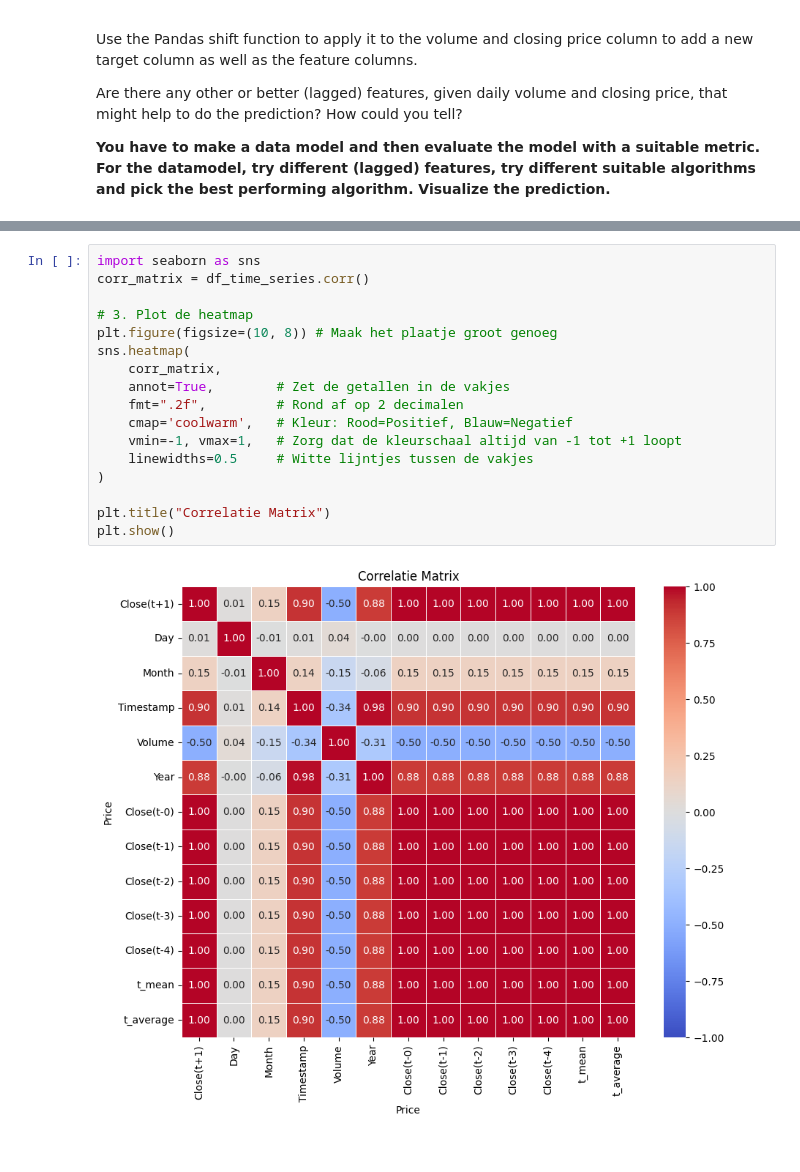
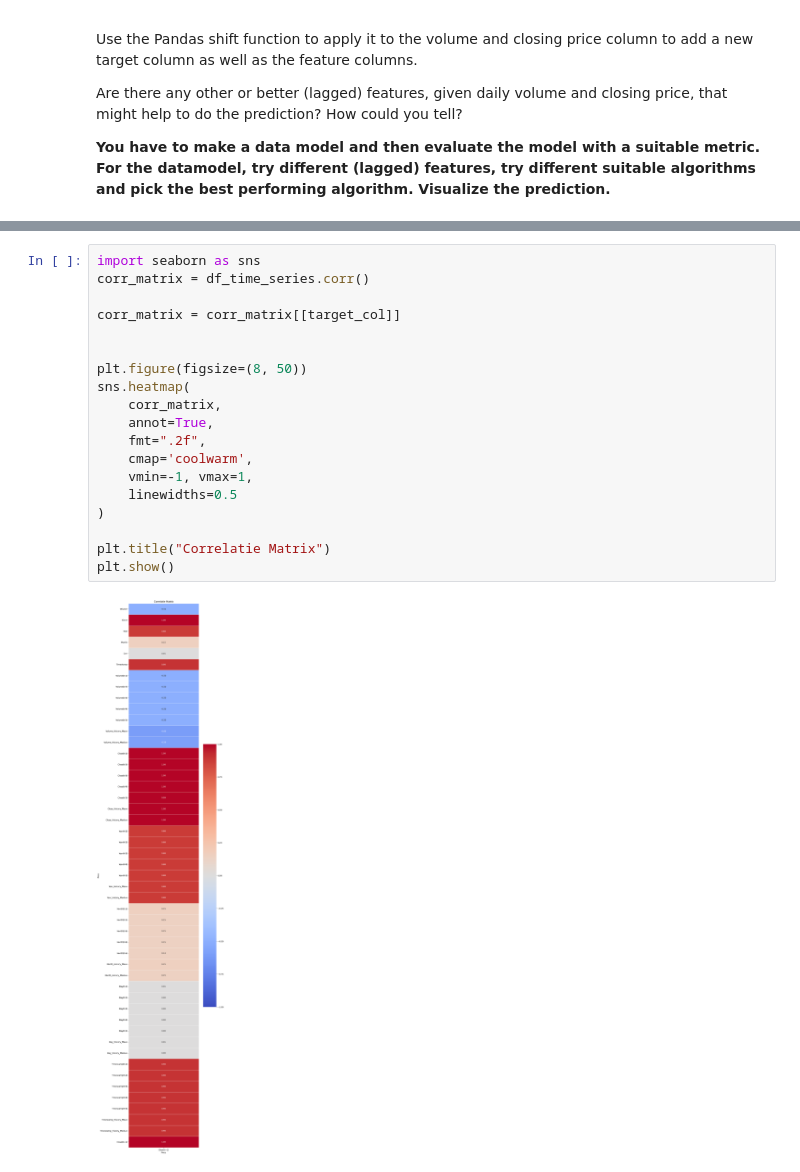
Before and after one commit to niboR13s/Data-science-code, a Jupyter notebook: Homework/Week_03/Time series/00_MNLE_DS_3_2_time_series_exercise.ipynb, the cells around one changed output, grey strips where cells are left out. Drawn from its saved outputs; the diff is of its cells as text.

```diff
--- a/Homework/Week_03/Time series/00_MNLE_DS_3_2_time_series_exercise.ipynb
+++ b/Homework/Week_03/Time series/00_MNLE_DS_3_2_time_series_exercise.ipynb
@@ -198,19 +235,21 @@ plt.show()
 # %%
 import seaborn as sns
 corr_matrix = df_time_series.corr()
 
-# 3. Plot de heatmap
-plt.figure(figsize=(10, 8)) # Maak het plaatje groot genoeg
+corr_matrix = corr_matrix[[target_col]]
+
+
+plt.figure(figsize=(8, 50))
 sns.heatmap(
     corr_matrix,
-    annot=True,        # Zet de getallen in de vakjes
-    fmt=".2f",         # Rond af op 2 decimalen
-    cmap='coolwarm',   # Kleur: Rood=Positief, Blauw=Negatief
-    vmin=-1, vmax=1,   # Zorg dat de kleurschaal altijd van -1 tot +1 loopt
-    linewidths=0.5     # Witte lijntjes tussen de vakjes
+    annot=True,
+    fmt=".2f",
+    cmap='coolwarm',
+    vmin=-1, vmax=1,
+    linewidths=0.5
 )
 
 plt.title("Correlatie Matrix")
 plt.show()
 # %% [output]
-[figure, old version]
+[figure, new version]
```
Also changed, not shown: parts of 11 cells of this notebook, 2 other files.
